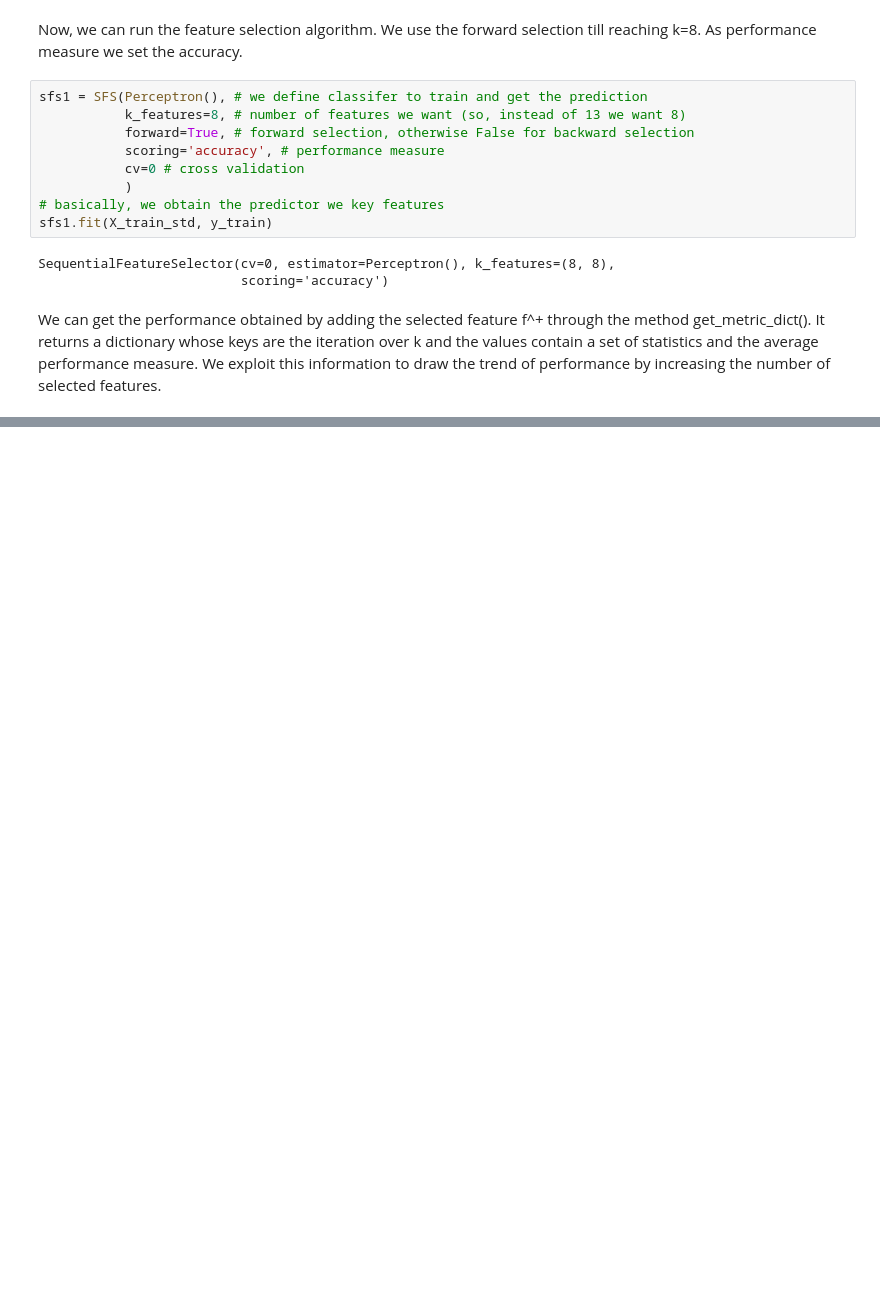
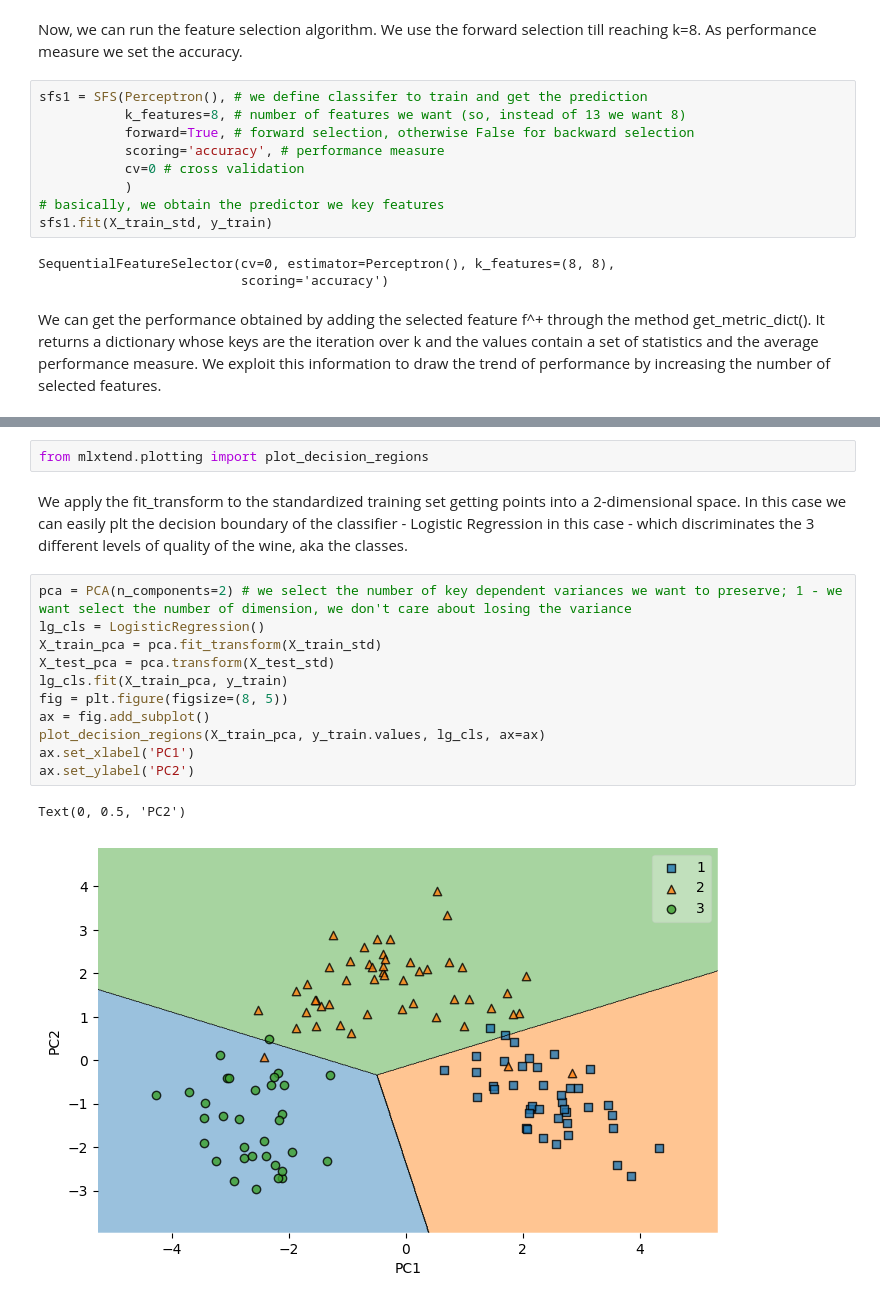
Before and after one commit to SandytheTraveller/ML-course-Labs, a Jupyter notebook: lecture_6.ipynb, the cells around one changed output, grey strips where cells are left out. Saved outputs shown, nothing was run; the diff lists cells and outputs as text; blank space fills up the shorter version.

```diff
--- a/lecture_6.ipynb
+++ b/lecture_6.ipynb
@@ -168,0 +351,18 @@ Text(0, 0.5, 'Performance measure')
+# %%
+from mlxtend.plotting import plot_decision_regions
+# %% [markdown]
+We apply the fit_transform to the standardized training set getting points into a 2-dimensional space. In this case we can easily plt the decision boundary of the classifier - Logistic Regression in this case - which discriminates the 3 different levels of quality of the wine, aka the classes.
+# %%
+pca = PCA(n_components=2) # we select the number of key dependent variances we want to preserve; 1 - we want select the number of dimension, we don't care about losing the variance
+lg_cls = LogisticRegression()
+X_train_pca = pca.fit_transform(X_train_std)
+X_test_pca = pca.transform(X_test_std)
+lg_cls.fit(X_train_pca, y_train)
+fig = plt.figure(figsize=(8, 5))
+ax = fig.add_subplot()
+plot_decision_regions(X_train_pca, y_train.values, lg_cls, ax=ax)
+ax.set_xlabel('PC1')
+ax.set_ylabel('PC2')
+# %% [output]
+Text(0, 0.5, 'PC2')
+[figure, added]
```
Also changed, not shown: parts of 52 cells of this notebook.
